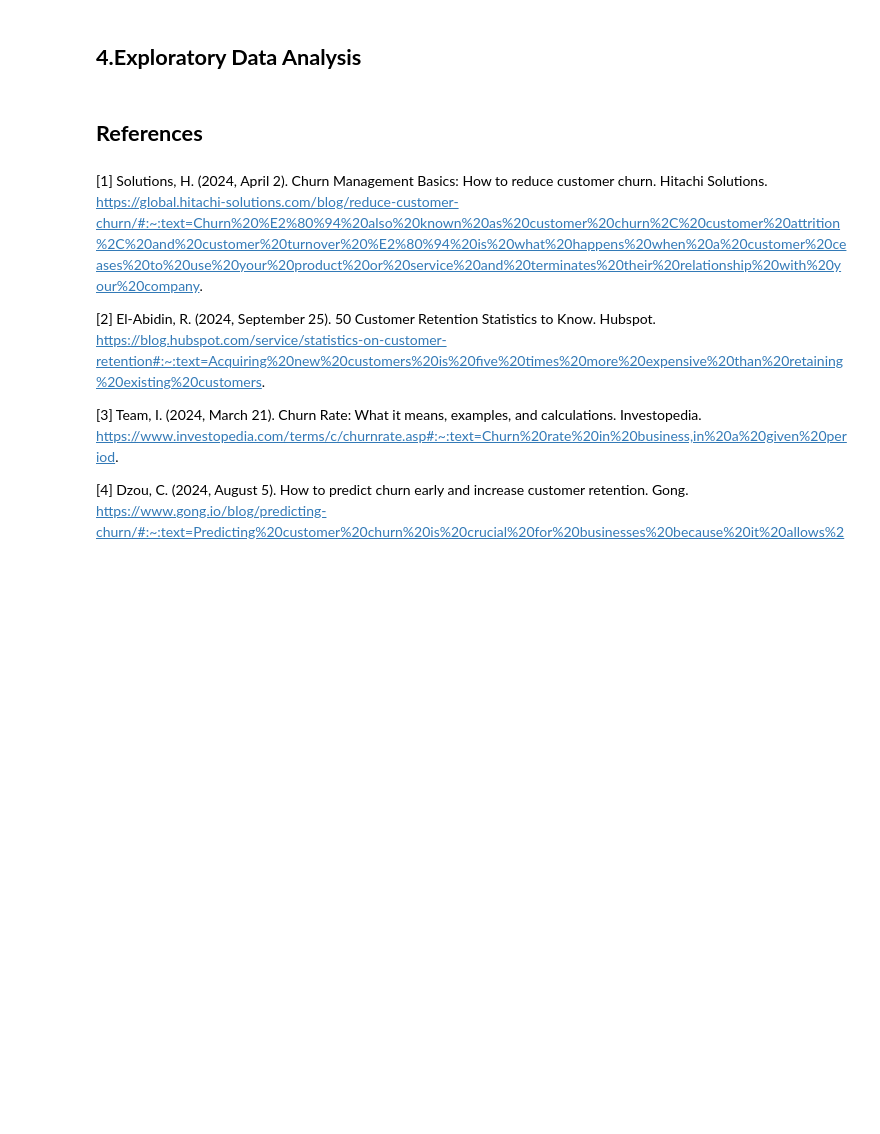
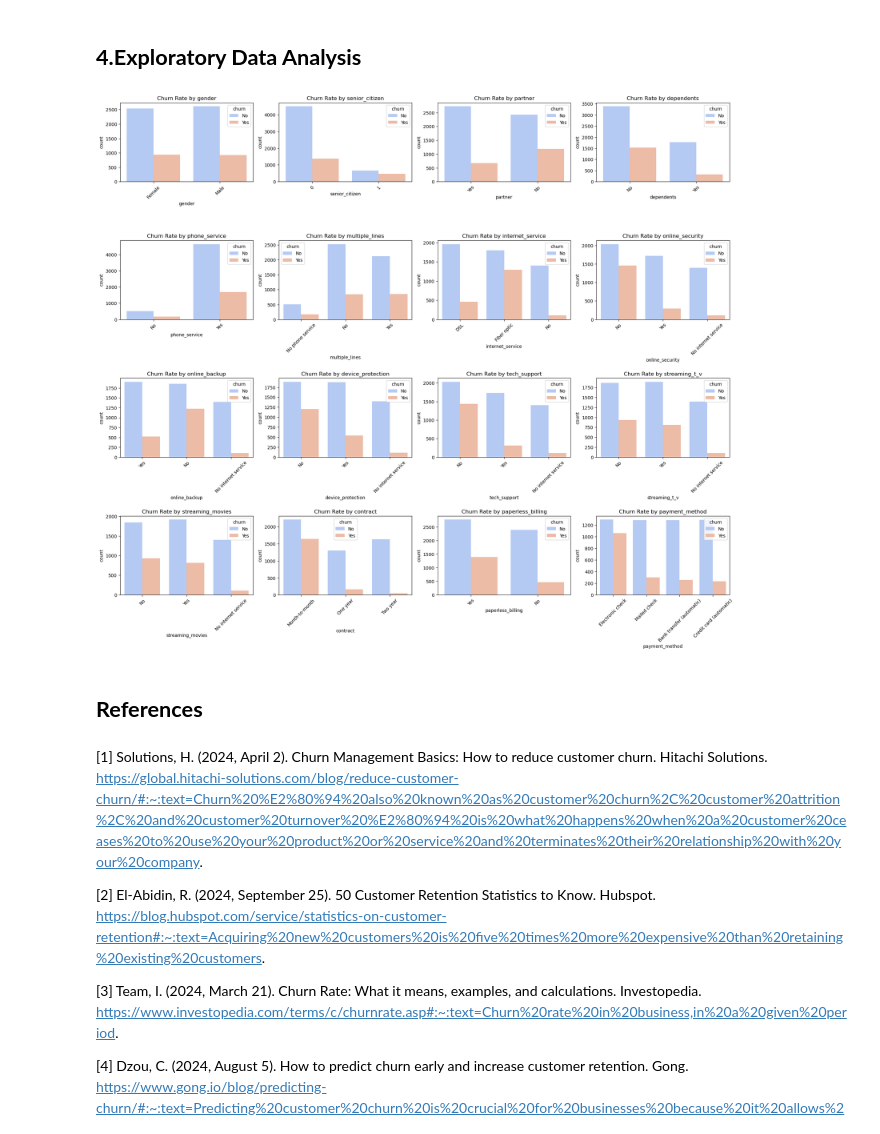
Before and after one commit to AsenSirakov/Machine_Learning_2024_Soft_uni, a Jupyter notebook: Introduction to Machine Learning/Untitled2.ipynb, the cells around one changed output. Saved outputs shown, nothing was run; the diff lists cells and outputs as text; code cells hidden in the pictures; blank space fills up the shorter version.

```diff
--- a/Introduction to Machine Learning/Untitled2.ipynb
+++ b/Introduction to Machine Learning/Untitled2.ipynb
@@ -350,3 +350,7 @@ telecom_data_cleaned.duplicated().sum()
 22
 # %% [markdown]
 14. Now there are duplicate values, let's remove them
+# %%
+telecom_data_cleaned_no_duplicates = telecom_data_cleaned.drop_duplicates()
+# %%
+telecom_data_cleaned_no_duplicates.reset_index(drop=True, inplace=True)
@@ -353,2 +373,21 @@ telecom_data_cleaned.duplicated().sum()
 # %% [markdown]
 ## **4.Exploratory Data Analysis**
+# %%
+# List of categorical features excluding 'churn'
+categorical_features = ['gender', 'senior_citizen', 'partner', 'dependents',
+                        'phone_service', 'multiple_lines', 'internet_service',
+                        'online_security', 'online_backup', 'device_protection',
+                        'tech_support', 'streaming_t_v', 'streaming_movies',
+                        'contract', 'paperless_billing', 'payment_method']
+
+# Plotting churn rate for each categorical variable
+plt.figure(figsize=(20, 20))
+for i, column in enumerate(categorical_features, 1):
+    plt.subplot(5, 4, i)
+    sns.countplot(x=column, hue='churn', data=telecom_data_cleaned_no_duplicates, palette="coolwarm")
+    plt.title(f'Churn Rate by {column}')
+    plt.xticks(rotation=45)
+plt.tight_layout()
+plt.show()
+# %% [output]
+[figure, added]
```
Also changed, not shown: parts of 3 cells of this notebook.
